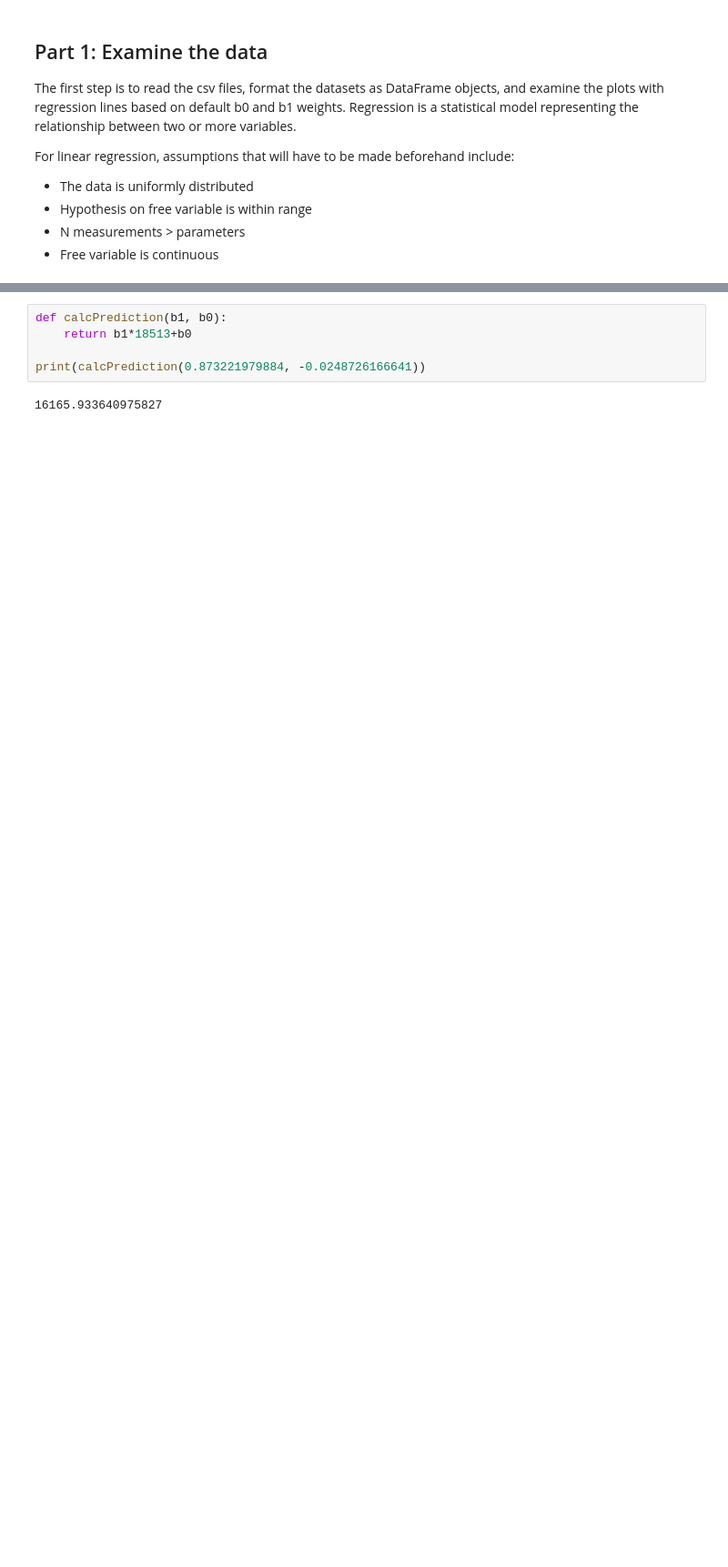
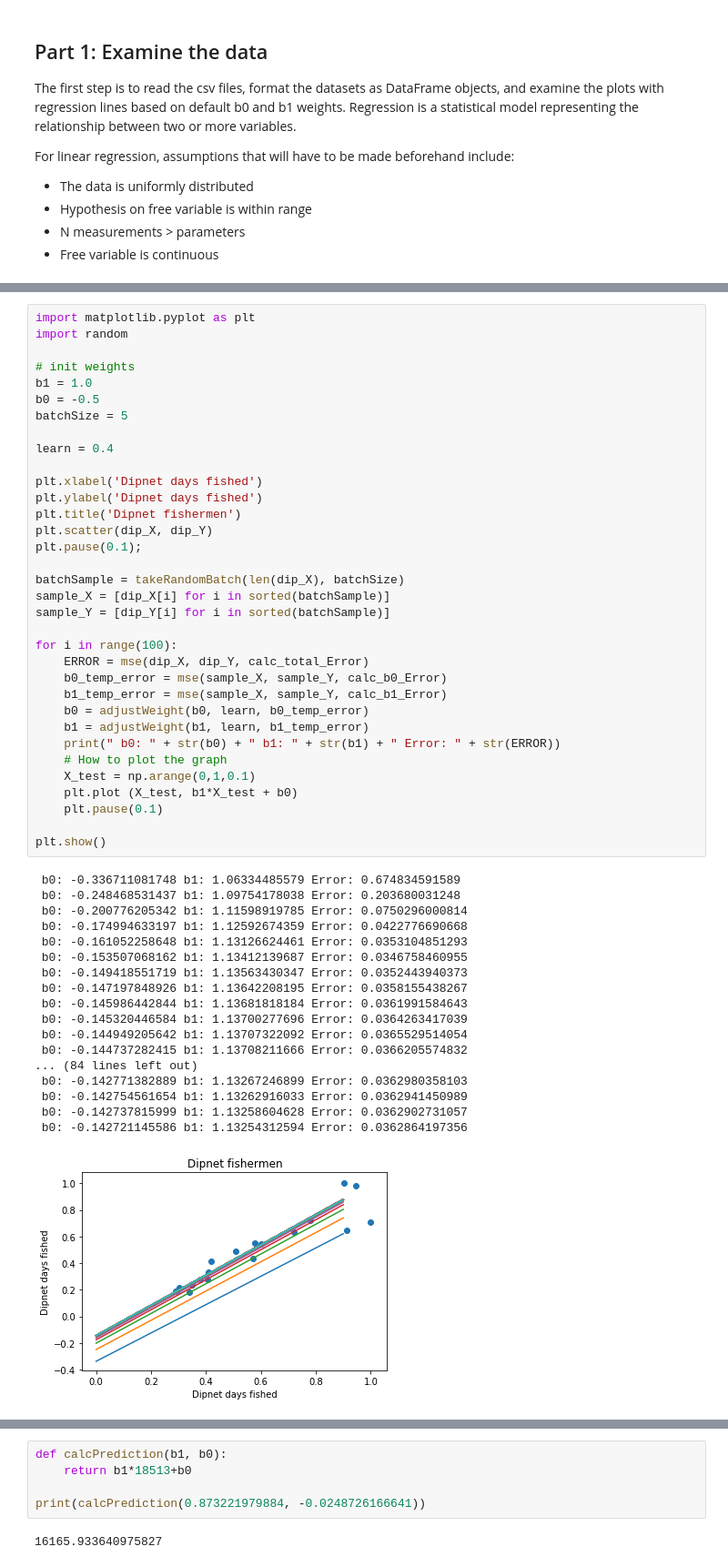
Before and after one commit to NguyenDa18/MachineLearning_HW1, a Jupyter notebook: HW1_pt1_fishery-dip.ipynb, the cells around one changed output, grey strips where cells are left out. Shown at 91% size. Saved outputs shown, nothing was run; the diff lists cells and outputs as text; blank space fills up the shorter version.

```diff
--- a/HW1_pt1_fishery-dip.ipynb
+++ b/HW1_pt1_fishery-dip.ipynb
@@ -93,0 +183,53 @@ plt.ylim(0, max(dip_Y))
+# %%
+import matplotlib.pyplot as plt
+import random
+
+# init weights
+b1 = 1.0
+b0 = -0.5
+batchSize = 5
+
+learn = 0.4
+
+plt.xlabel('Dipnet days fished')
+plt.ylabel('Dipnet days fished')
+plt.title('Dipnet fishermen')
+plt.scatter(dip_X, dip_Y)
+plt.pause(0.1);
+
+batchSample = takeRandomBatch(len(dip_X), batchSize)
+sample_X = [dip_X[i] for i in sorted(batchSample)]
+sample_Y = [dip_Y[i] for i in sorted(batchSample)]
+
+for i in range(100):
+    ERROR = mse(dip_X, dip_Y, calc_total_Error)
+    b0_temp_error = mse(sample_X, sample_Y, calc_b0_Error)
+    b1_temp_error = mse(sample_X, sample_Y, calc_b1_Error)
+    b0 = adjustWeight(b0, learn, b0_temp_error)
+    b1 = adjustWeight(b1, learn, b1_temp_error)
+    print(" b0: " + str(b0) + " b1: " + str(b1) + " Error: " + str(ERROR))
+    # How to plot the graph
+    X_test = np.arange(0,1,0.1)
+    plt.plot (X_test, b1*X_test + b0)
+    plt.pause(0.1)
+
+plt.show()
+# %% [output]
+ b0: -0.336711081748 b1: 1.06334485579 Error: 0.674834591589
+ b0: -0.248468531437 b1: 1.09754178038 Error: 0.203680031248
+ b0: -0.200776205342 b1: 1.11598919785 Error: 0.0750296000814
+ b0: -0.174994633197 b1: 1.12592674359 Error: 0.0422776690668
+ b0: -0.161052258648 b1: 1.13126624461 Error: 0.0353104851293
+ b0: -0.153507068162 b1: 1.13412139687 Error: 0.0346758460955
+ b0: -0.149418551719 b1: 1.13563430347 Error: 0.0352443940373
+ b0: -0.147197848926 b1: 1.13642208195 Error: 0.0358155438267
+ b0: -0.145986442844 b1: 1.13681818184 Error: 0.0361991584643
+ b0: -0.145320446584 b1: 1.13700277696 Error: 0.0364263417039
+ b0: -0.144949205642 b1: 1.13707322092 Error: 0.0365529514054
+ b0: -0.144737282415 b1: 1.13708211666 Error: 0.0366205574832
+... (84 lines left out)
+ b0: -0.142771382889 b1: 1.13267246899 Error: 0.0362980358103
+ b0: -0.142754561654 b1: 1.13262916033 Error: 0.0362941450989
+ b0: -0.142737815999 b1: 1.13258604628 Error: 0.0362902731057
+ b0: -0.142721145586 b1: 1.13254312594 Error: 0.0362864197356
+[figure, added]
```
Also changed, not shown: parts of 9 cells of this notebook, 4 other files.
